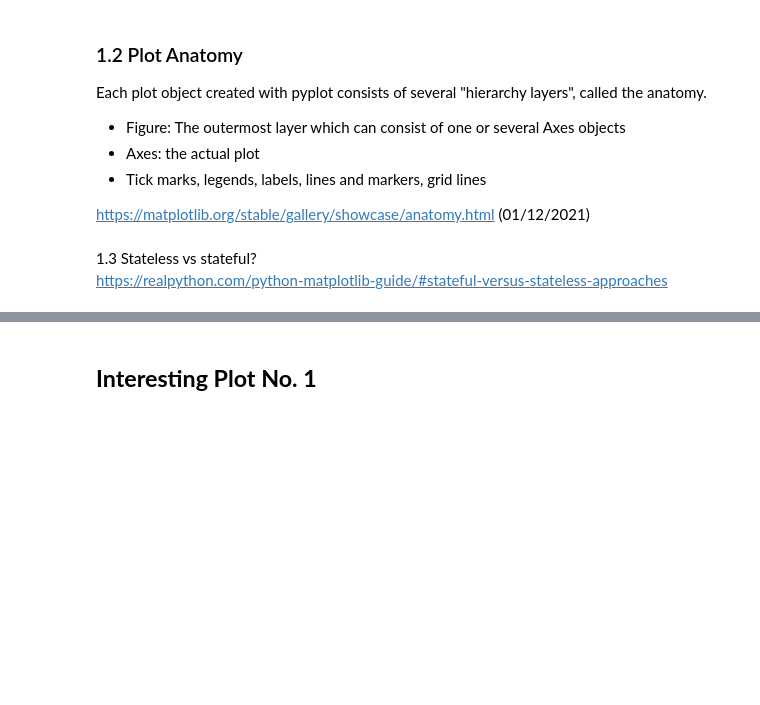
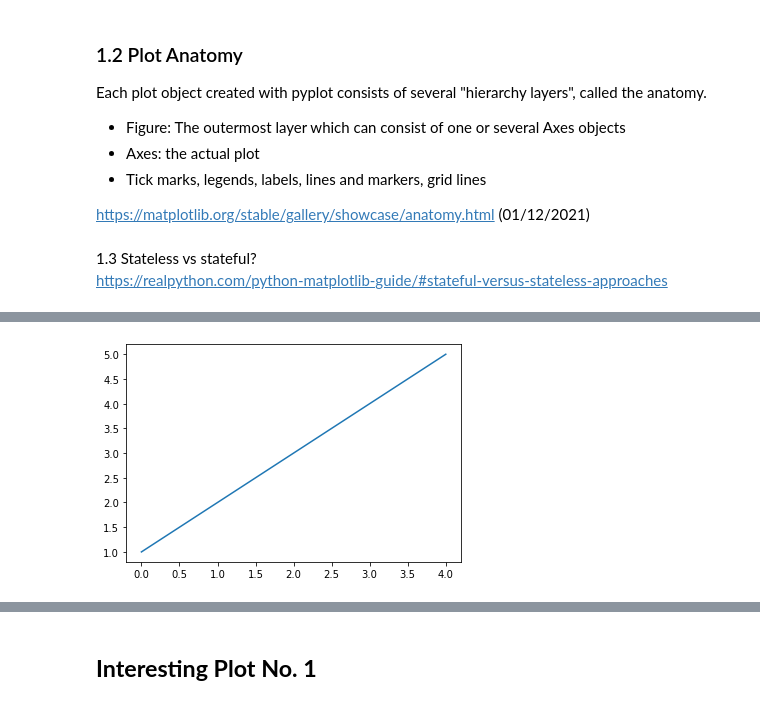
Before and after one commit to ssteffens/fundamentals-data-analysis-assessment, a Jupyter notebook: pyplot.ipynb, the cells around one changed output, grey strips where cells are left out. Drawn from its saved outputs; the diff is of its cells as text; code cells hidden in the pictures; blank space fills up the shorter version.

Commit message:
Pyplot - Part 2 Basic Line Plots

```diff
--- a/pyplot.ipynb
+++ b/pyplot.ipynb
@@ -51,0 +66,8 @@ https://matplotlib.org/stable/tutorials/introductory/usage.html
+# %%
+# Drawing a basic line plot with y-axis values 1, 2, 3, 4, 5
+plt.plot([1, 2, 3, 4, 5])
+
+# Display the plot
+plt.show()
+# %% [output]
+[figure, added]
```
Also changed, not shown: parts of 13 cells of this notebook.
